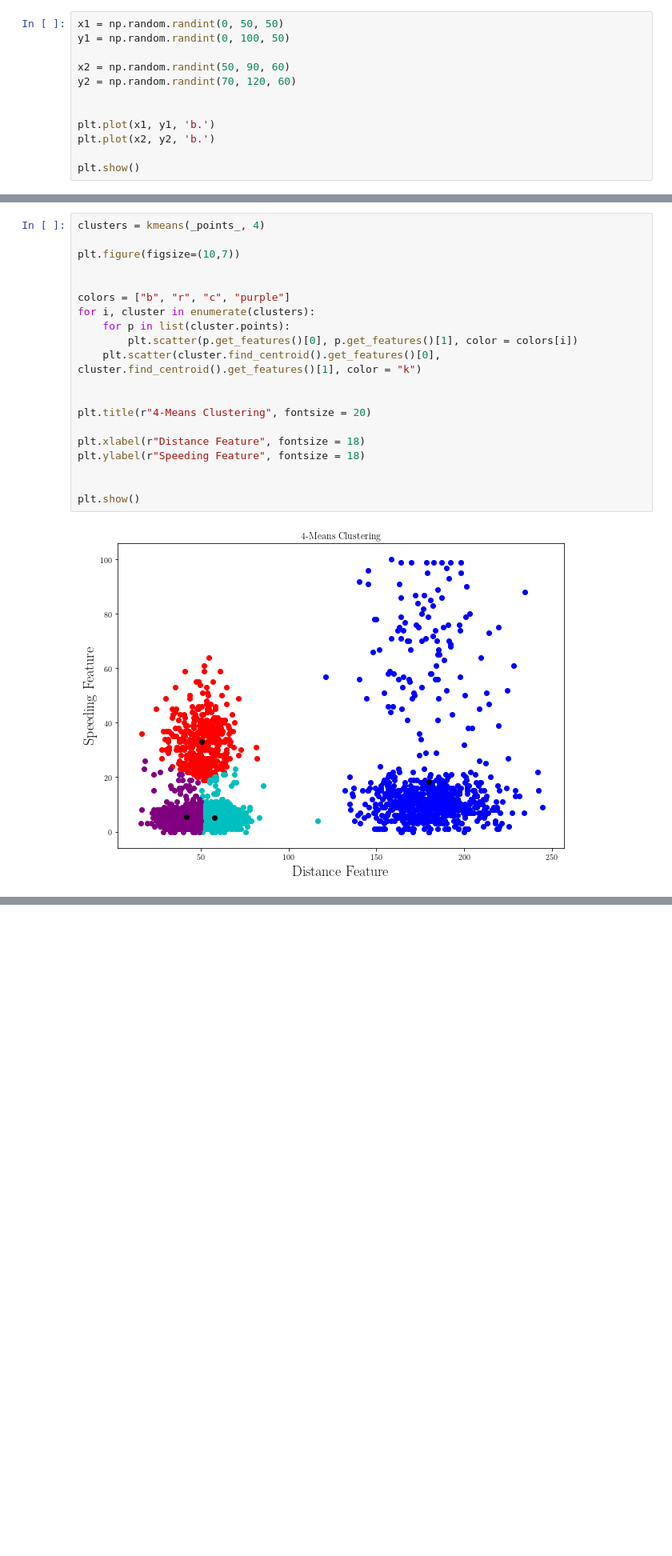
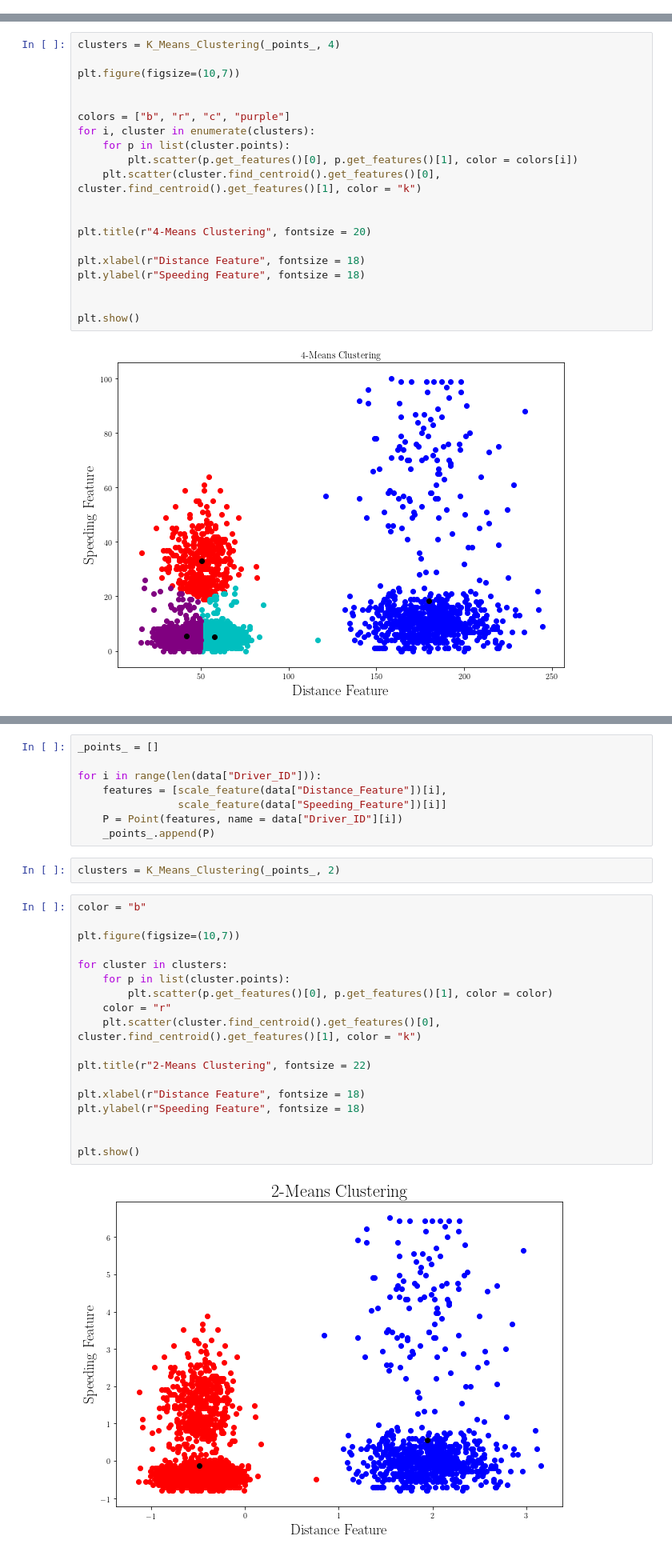
Before and after one commit to abtinshahidi/Foundation_applied_machine_learning, a Jupyter notebook: notebooks/week5/week5.ipynb, the cells around one changed output, grey strips where cells are left out. Shown: that part at 80% size. Saved outputs shown, nothing was run; the diff lists cells and outputs as text; blank space fills up the shorter version.

```diff
--- a/notebooks/week5/week5.ipynb
+++ b/notebooks/week5/week5.ipynb
@@ -40,15 +40,3 @@ import matplotlib.pyplot as plt
 # use LaTeX fonts in the plot
 plt.rc('text', usetex=True)
 plt.rc('font', family='serif')
-# %%
-x1 = np.random.randint(0, 50, 50)
-y1 = np.random.randint(0, 100, 50)
-
-x2 = np.random.randint(50, 90, 60)
-y2 = np.random.randint(70, 120, 60)
-
-
-plt.plot(x1, y1, 'b.')
-plt.plot(x2, y2, 'b.')
-
-plt.show()
@@ -514,7 +492,7 @@ plt.show()
 # %% [markdown]
 ### _Can take a long time to execute next cell!_
 # %%
-clusters = kmeans(_points_, 4)
+clusters = K_Means_Clustering(_points_, 4)
 
 plt.figure(figsize=(10,7))
 
@@ -537,0 +529,30 @@ plt.show()
+# %%
+_points_ = []
+
+for i in range(len(data["Driver_ID"])):
+    features = [scale_feature(data["Distance_Feature"])[i],
+                scale_feature(data["Speeding_Feature"])[i]]
+    P = Point(features, name = data["Driver_ID"][i])
+    _points_.append(P)
+# %%
+clusters = K_Means_Clustering(_points_, 2)
+# %%
+color = "b"
+
+plt.figure(figsize=(10,7))
+
+for cluster in clusters:
+    for p in list(cluster.points):
+        plt.scatter(p.get_features()[0], p.get_features()[1], color = color)
+    color = "r"
+    plt.scatter(cluster.find_centroid().get_features()[0], cluster.find_centroid().get_features()[1], color = "k")
+
+plt.title(r"2-Means Clustering", fontsize = 22)
+
+plt.xlabel(r"Distance Feature", fontsize = 18)
+plt.ylabel(r"Speeding Feature", fontsize = 18)
+
+
+plt.show()
+# %% [output]
+[figure, added]
```
Also changed, not shown: parts of 7 cells of this notebook.
